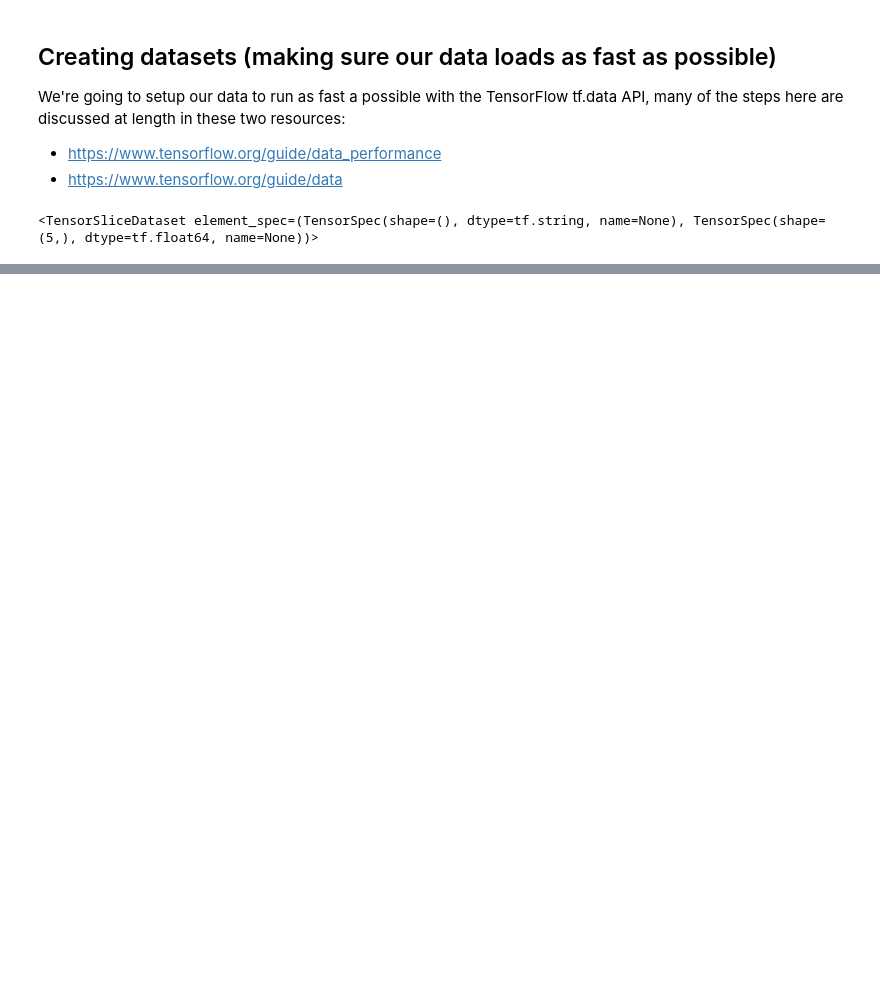
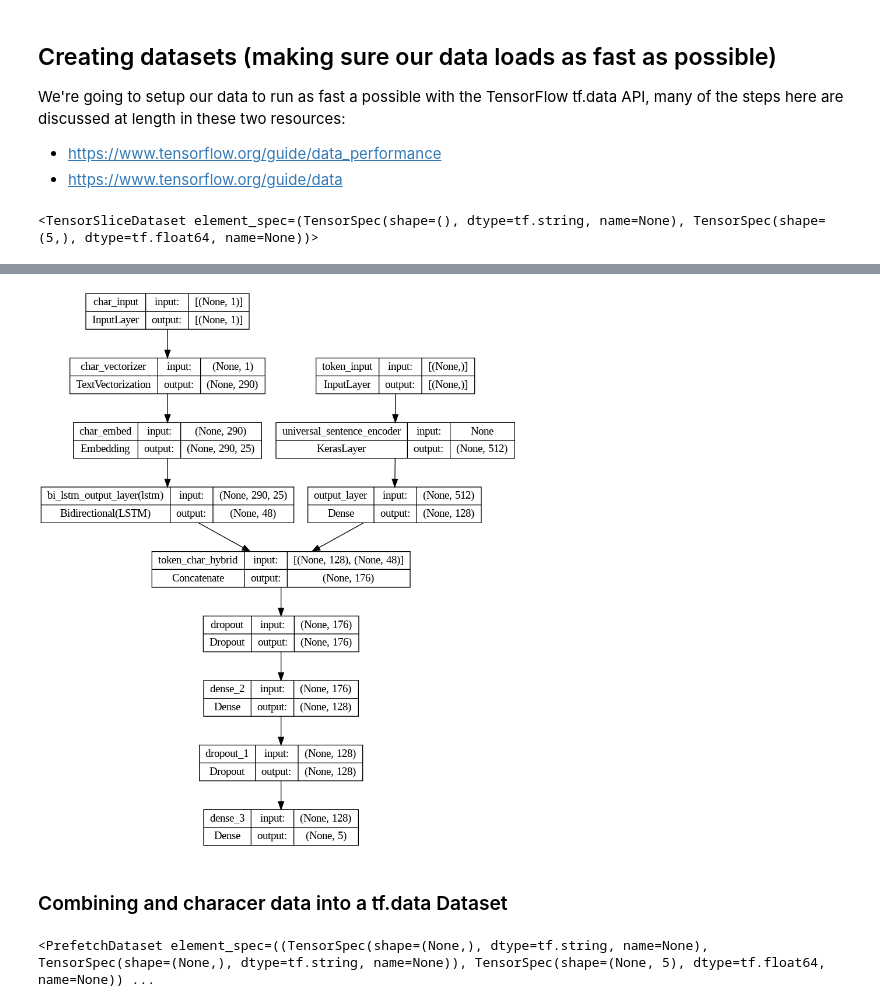
Before and after one commit to jrassoul/TensorFlow_Developer_Certificate_ZTM, a Jupyter notebook: 09_SkimLit_nlp_milestone_project/09_SkimLit_nlp_milestone_project_2.ipynb, the cells around one changed output, grey strips where cells are left out. Drawn from its saved outputs; the diff is of its cells as text; code cells hidden in the pictures; blank space fills up the shorter version.

```diff
--- a/09_SkimLit_nlp_milestone_project/09_SkimLit_nlp_milestone_project_2.ipynb
+++ b/09_SkimLit_nlp_milestone_project/09_SkimLit_nlp_milestone_project_2.ipynb
@@ -582,0 +990,36 @@ AttributeError: 'Series' object has no attribute 'get_classes'
+# %%
+# 1. Setup token inputs/model
+token_model = tf.keras.Sequential([
+    tf.keras.layers.Input(shape=[], dtype=tf.string, name="token_input"),
+    tf_hub_embedding_layer,
+    tf.keras.layers.Dense(128, activation="relu", name="output_layer")
+], name="token_model")
+
+# 2. Setup char inputs/model
+char_model = tf.keras.Sequential([
+    tf.keras.layers.Input(shape=(1,), dtype=tf.string, name="char_input"),
+    char_vectorizer,
+    char_embed,
+    tf.keras.layers.Bidirectional(tf.keras.layers.LSTM(24), name="bi_lstm_output_layer")
+], name="char_model")
+
+# 3. Concatenate token and char inputs (create hybrid token embedding)
+token_char_concat = tf.keras.layers.Concatenate(name="token_char_hybrid")([token_model.output,
+                                                                    char_model.output])
+# 4. Create output layers - adding in Dropout, discussed in section 4.2
+combined_dropout = tf.keras.layers.Dropout(0.5)(token_char_concat)
+combined_dense = tf.keras.layers.Dense(128, activation="relu")(combined_dropout)
+final_dropout = tf.keras.layers.Dropout(0.5)(combined_dense)
+output_layer = tf.keras.layers.Dense(num_classes, activation="sigmoid")(final_dropout)
+
+# output_layer = tf.keras.Sequential([
+#     tf.keras.layers.Dropout(0.5)(token_char_concat), # combined_dropout
+#     tf.keras.layers.Dense(128, activation="relu"),   # combined_dense
+#     tf.keras.layers.Dropout(0.5),                   # final_dropout
+#     tf.keras.layers.Dense(num_classes, activation="sigmoid")
+# ])
+
+# 5. Construct model with char and token inputs
+model_4 = tf.keras.Model(inputs=[token_model.input, char_model.input],
+                         outputs=output_layer,
+                         name="model_4_token_and_char_embeddings")
@@ -582,0 +1050,6 @@ AttributeError: 'Series' object has no attribute 'get_classes'
+# %%
+# Plot hybrid token and charcter model
+from keras.utils import plot_model
+plot_model(model_4, show_shapes=True)
+# %% [output]
+[figure, added]
@@ -582,0 +1061,2 @@ AttributeError: 'Series' object has no attribute 'get_classes'
+# %% [markdown]
+### Combining and characer data into a tf.data Dataset
@@ -582,0 +1079,4 @@ AttributeError: 'Series' object has no attribute 'get_classes'
+# %%
+train_char_token_dataset
+# %% [output]
+<PrefetchDataset element_spec=((TensorSpec(shape=(None,), dtype=tf.string, name=None), TensorSpec(shape=(None,), dtype=tf.string, name=None)), TensorSpec(shape=(None, 5), dtype=tf.float64, name=None)) ...
```
Also changed, not shown: parts of 180 cells of this notebook, 11 other files.
